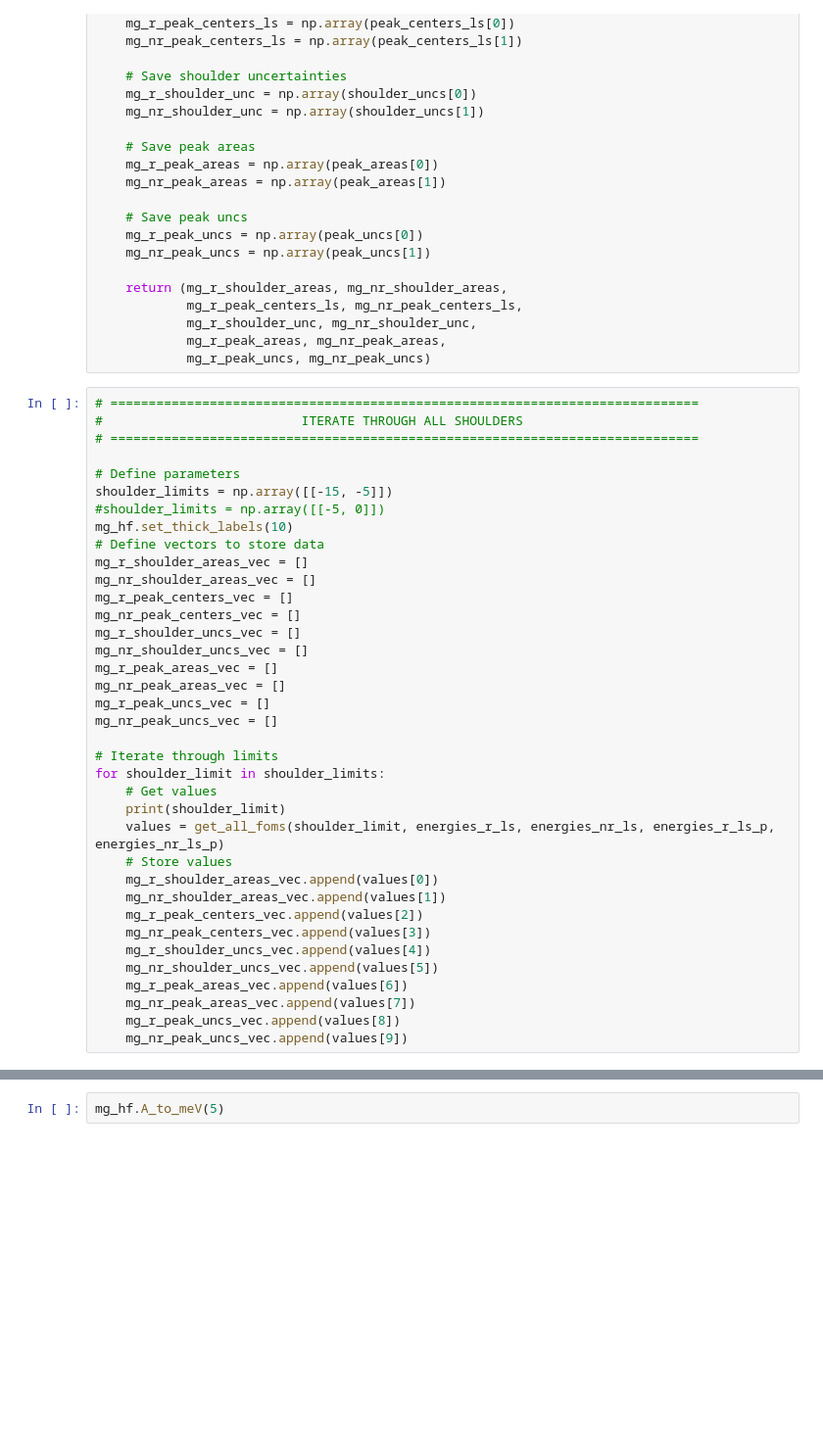
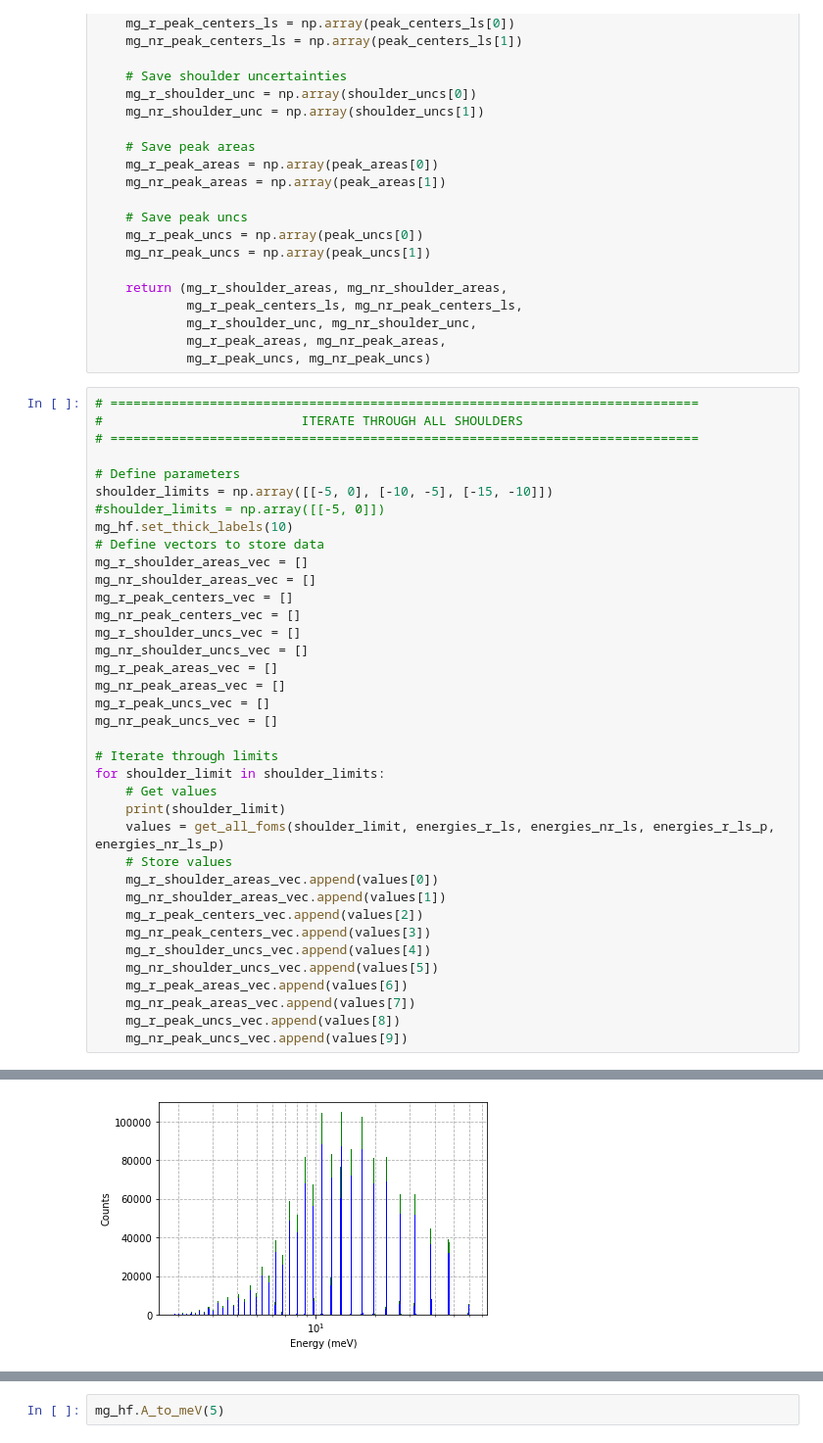
Before and after one commit to ess-dg/mg_analysis_notebook, a Jupyter notebook: scripts/v20.ipynb, the cells around one changed output, grey strips where cells are left out. Shown: that part at 98% size. Cells and saved outputs as stored; diff of their text form; blank space fills up the shorter version.

Commit message:
Added new plotting features

```diff
--- a/scripts/v20.ipynb
+++ b/scripts/v20.ipynb
@@ -2744,7 +2744,7 @@ def get_all_foms(shoulder_limits, energies_r_ls, energies_nr_ls, energies_r_ls_p
 # =============================================================================
 
 # Define parameters
-shoulder_limits = np.array([[-15, -5]])
+shoulder_limits = np.array([[-5, 0], [-10, -5], [-15, -10]])
 #shoulder_limits = np.array([[-5, 0]])
 mg_hf.set_thick_labels(10)
 # Define vectors to store data
@@ -2775,3 +2775,4 @@ for shoulder_limit in shoulder_limits:
     mg_nr_peak_areas_vec.append(values[7])
     mg_r_peak_uncs_vec.append(values[8])
     mg_nr_peak_uncs_vec.append(values[9])
+# %% [output]
@@ -2778,3 +2796,4 @@ for shoulder_limit in shoulder_limits:
+[figure, added]
 # %%
 # =============================================================================
 #                              PLOT RESULTS
```
Also changed, not shown: parts of 3 cells of this notebook, 2 other files.
